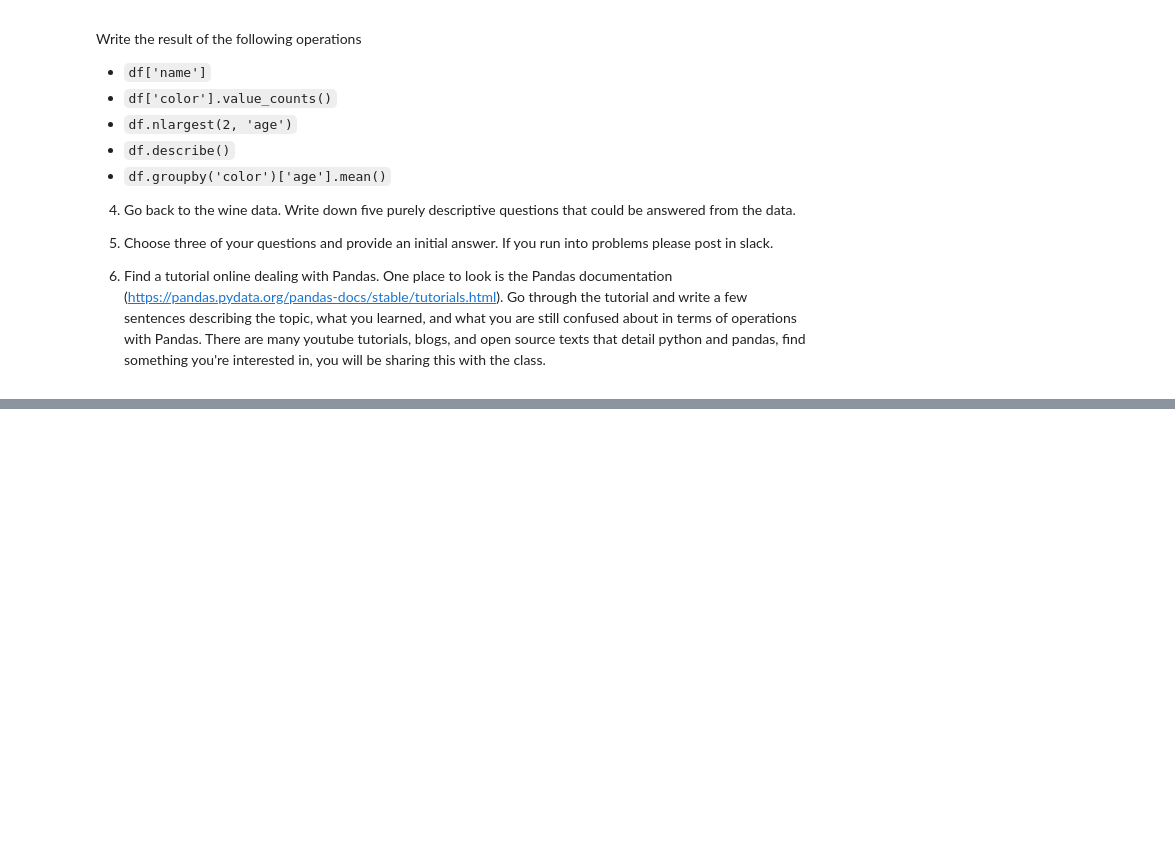
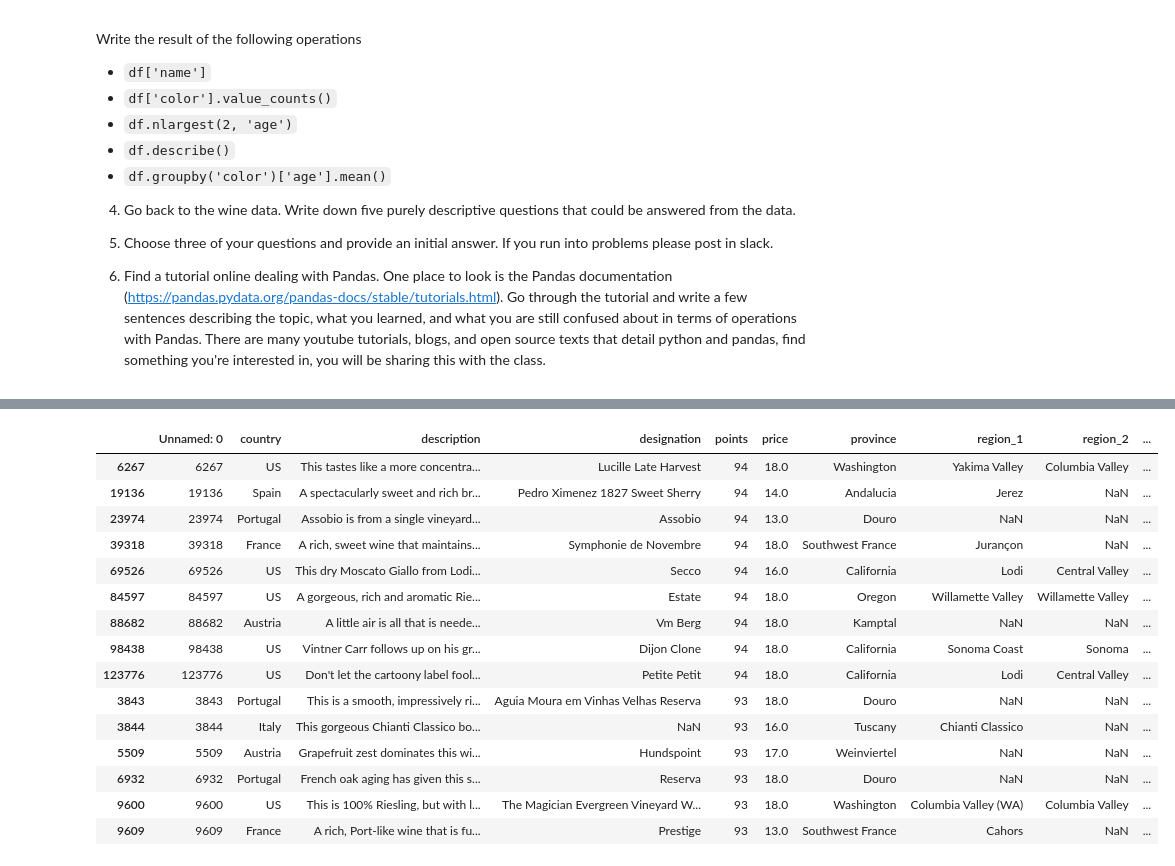
Before and after one commit to DataandDesign/datadesign.github.io, a Jupyter notebook: 02-homework02.ipynb, the cells around one changed output, grey strips where cells are left out. Saved outputs shown, nothing was run; the diff lists cells and outputs as text; code cells hidden in the pictures; blank space fills up the shorter version.

```diff
--- a/02-homework02.ipynb
+++ b/02-homework02.ipynb
@@ -205,0 +226,2 @@ Write the result of the following operations
+# %%
+u18 = wine[wine['price'] <= 18]
@@ -205,0 +237,19 @@ Write the result of the following operations
+# %%
+u18.nlargest(15, 'points')
+# %% [output]
+|  | Unnamed: 0 | country | description | designation | points | price | province | region_1 | region_2 | ... |
+| 6267 | 6267 | US | This tastes like a more concentra... | Lucille Late Harvest | 94 | 18.0 | Washington | Yakima Valley | Columbia Valley | ... |
+| 19136 | 19136 | Spain | A spectacularly sweet and rich br... | Pedro Ximenez 1827 Sweet Sherry | 94 | 14.0 | Andalucia | Jerez | NaN | ... |
+| 23974 | 23974 | Portugal | Assobio is from a single vineyard... | Assobio | 94 | 13.0 | Douro | NaN | NaN | ... |
+| 39318 | 39318 | France | A rich, sweet wine that maintains... | Symphonie de Novembre | 94 | 18.0 | Southwest France | Jurançon | NaN | ... |
+| 69526 | 69526 | US | This dry Moscato Giallo from Lodi... | Secco | 94 | 16.0 | California | Lodi | Central Valley | ... |
+| 84597 | 84597 | US | A gorgeous, rich and aromatic Rie... | Estate | 94 | 18.0 | Oregon | Willamette Valley | Willamette Valley | ... |
+| 88682 | 88682 | Austria | A little air is all that is neede... | Vm Berg | 94 | 18.0 | Kamptal | NaN | NaN | ... |
+| 98438 | 98438 | US | Vintner Carr follows up on his gr... | Dijon Clone | 94 | 18.0 | California | Sonoma Coast | Sonoma | ... |
+| 123776 | 123776 | US | Don't let the cartoony label fool... | Petite Petit | 94 | 18.0 | California | Lodi | Central Valley | ... |
+| 3843 | 3843 | Portugal | This is a smooth, impressively ri... | Aguia Moura em Vinhas Velhas Reserva | 93 | 18.0 | Douro | NaN | NaN | ... |
+| 3844 | 3844 | Italy | This gorgeous Chianti Classico bo... | NaN | 93 | 16.0 | Tuscany | Chianti Classico | NaN | ... |
+| 5509 | 5509 | Austria | Grapefruit zest dominates this wi... | Hundspoint | 93 | 17.0 | Weinviertel | NaN | NaN | ... |
+| 6932 | 6932 | Portugal | French oak aging has given this s... | Reserva | 93 | 18.0 | Douro | NaN | NaN | ... |
+| 9600 | 9600 | US | This is 100% Riesling, but with l... | The Magician Evergreen Vineyard W... | 93 | 18.0 | Washington | Columbia Valley (WA) | Columbia Valley | ... |
+| 9609 | 9609 | France | A rich, Port-like wine that is fu... | Prestige | 93 | 13.0 | Southwest France | Cahors | NaN | ... |
```
Also changed, not shown: parts of 6 cells of this notebook, 8 other files.
